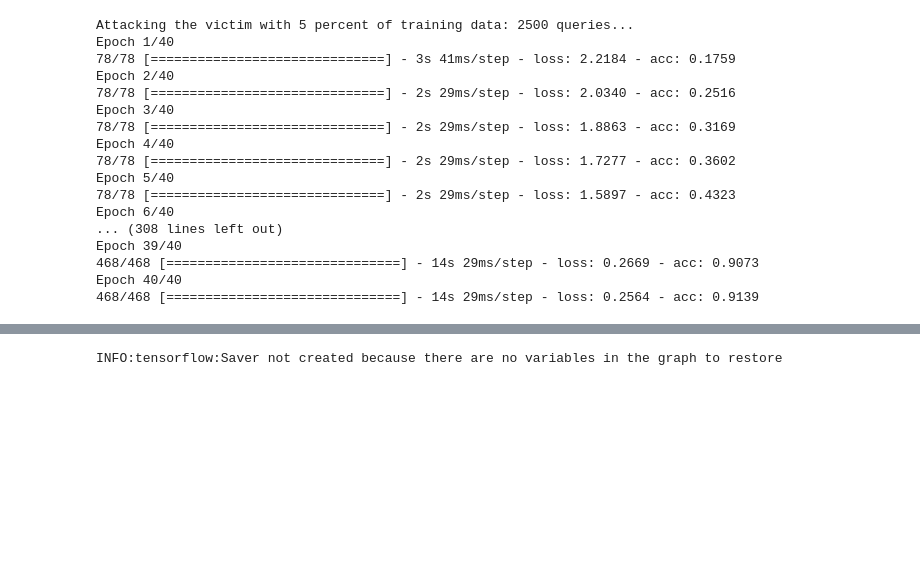
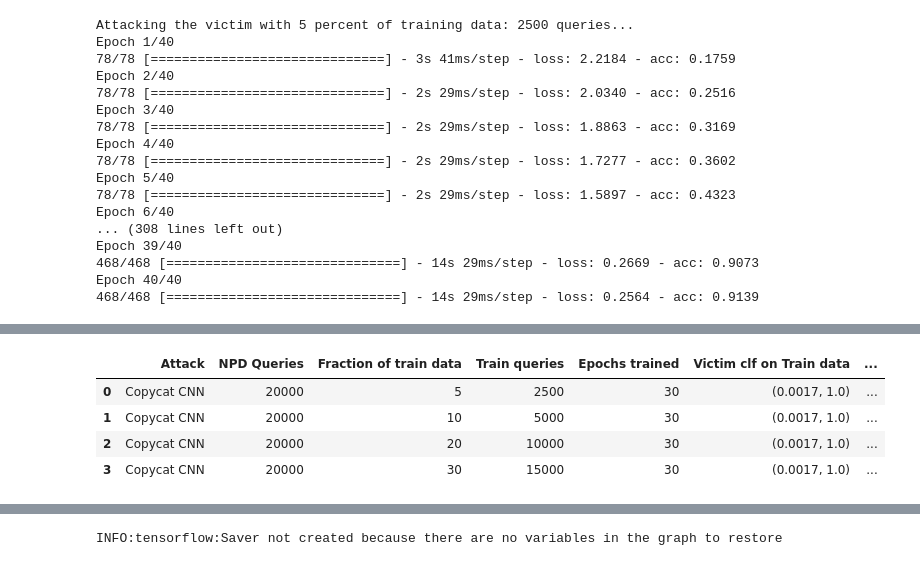
Before and after one commit to sampath9dasari/Adversarial-training-CIFAR10, a Jupyter notebook: Extraction-attacks.ipynb, the cells around one changed output, grey strips where cells are left out. Drawn from its saved outputs; the diff is of its cells as text; code cells hidden in the pictures; blank space fills up the shorter version.

```diff
--- a/Extraction-attacks.ipynb
+++ b/Extraction-attacks.ipynb
@@ -469,0 +634,8 @@ partial_x_train, partial_y_train = subset_data(x_train, y_train, fraction=30)
+# %%
+CCC_results_30e.head()
+# %% [output]
+|  | Attack | NPD Queries | Fraction of train data | Train queries | Epochs trained | Victim clf on Train data | ... |
+| 0 | Copycat CNN | 20000 | 5 | 2500 | 30 | (0.0017, 1.0) | ... |
+| 1 | Copycat CNN | 20000 | 10 | 5000 | 30 | (0.0017, 1.0) | ... |
+| 2 | Copycat CNN | 20000 | 20 | 10000 | 30 | (0.0017, 1.0) | ... |
+| 3 | Copycat CNN | 20000 | 30 | 15000 | 30 | (0.0017, 1.0) | ... |
```
Also changed, not shown: parts of 33 cells of this notebook, 1 other file.
